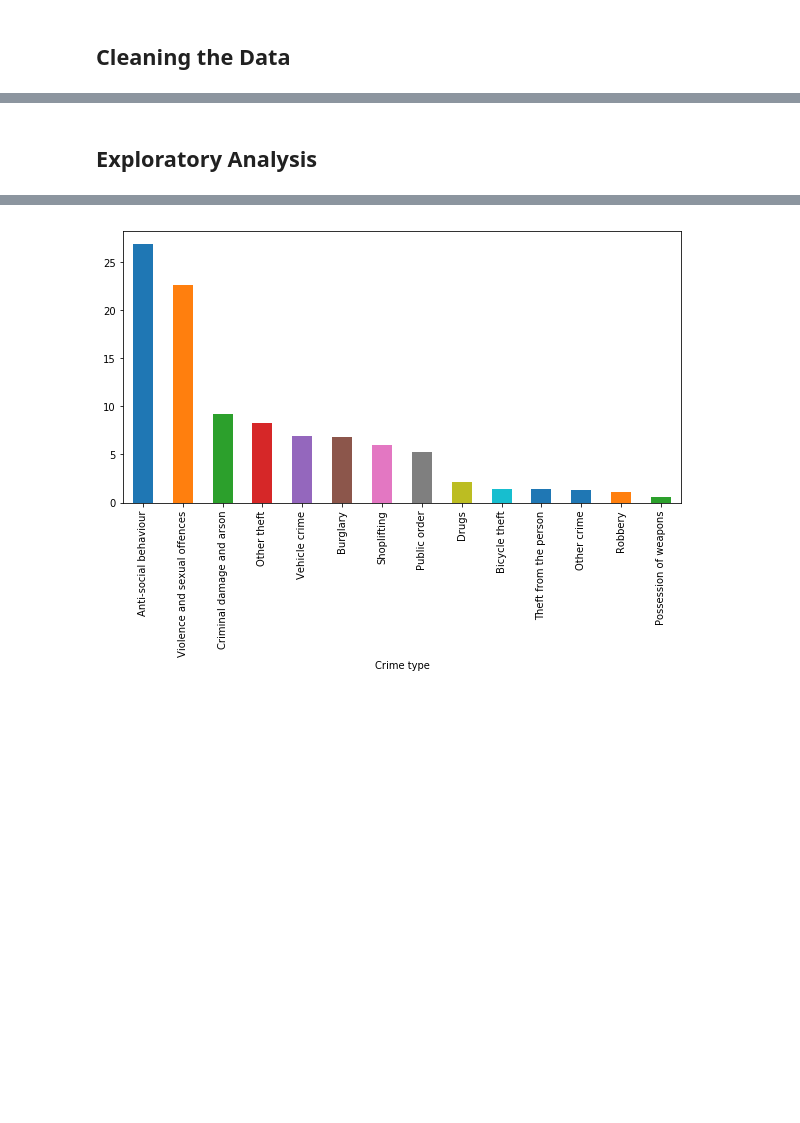
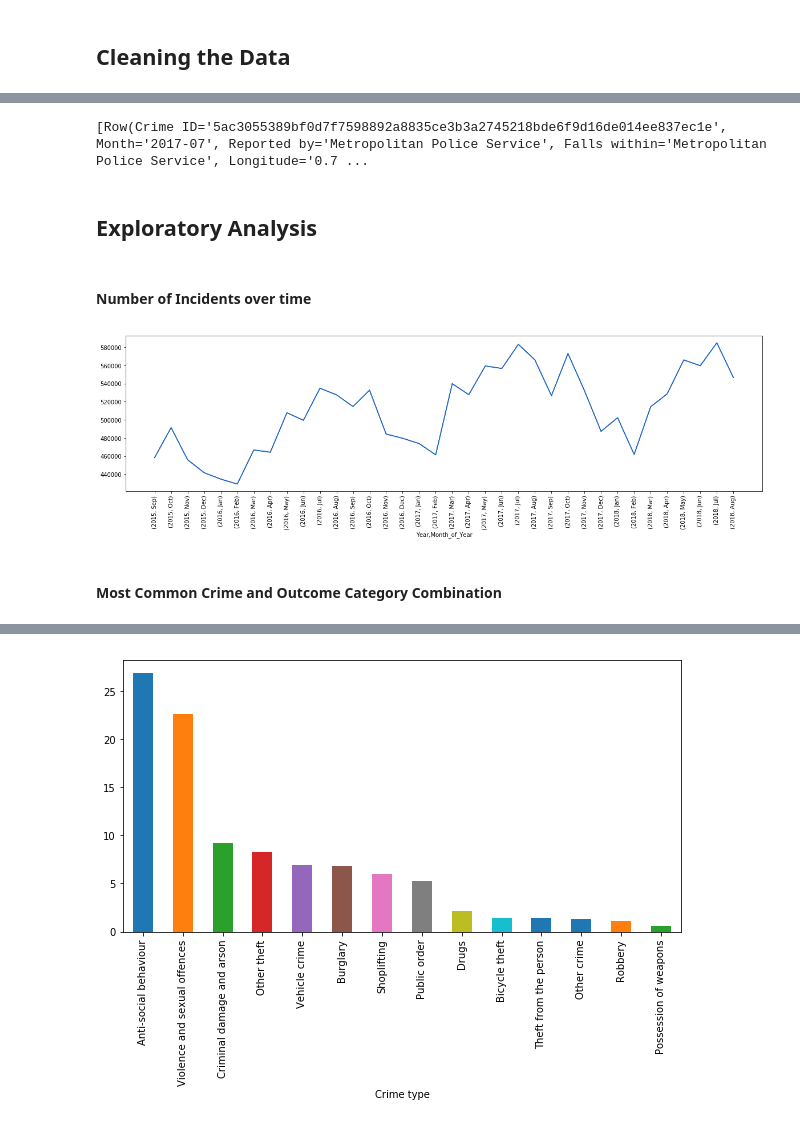
Before and after one commit to AlistairLR112/EnglandCrimeAssociations, a Jupyter notebook: CrimeAssociations.ipynb, the cells around one changed output, grey strips where cells are left out. Drawn from its saved outputs; the diff is of its cells as text; code cells hidden in the pictures; blank space fills up the shorter version.

```diff
--- a/CrimeAssociations.ipynb
+++ b/CrimeAssociations.ipynb
@@ -118,5 +154,31 @@ police_data_df = police_data_df.withColumn("Month_of_Year", get_month_name(polic
 # %%
 # Now remove the On or near part of the string in Location as it adds no information
 police_data_df = police_data_df.withColumn('Location', F.regexp_replace('Location', 'On or near ', ''))
+# %%
+police_data_df = police_data_df.withColumn("Town_City", F.regexp_replace('LSOA name', ' [0-9]{3}\w', ''))
+# %%
+police_data_df.take(1)
+# %% [output]
+[Row(Crime ID='5ac3055389bf0d7f7598892a8835ce3b3a2745218bde6f9d16de014ee837ec1e', Month='2017-07', Reported by='Metropolitan Police Service', Falls within='Metropolitan Police Service', Longitude='0.7 ...
 # %% [markdown]
 ## Exploratory Analysis
+# %% [markdown]
+#### Number of Incidents over time
+# %%
+crime_over_time = police_data_df\
+                 .groupBy(["Month_of_Year", "Year"])\
+                 .count()\
+                 .toPandas()
+# %%
+months = map(lambda x: calendar.month_abbr[x], range(1, 13))
+crime_over_time["Month_of_Year"] = pd.Categorical(crime_over_time["Month_of_Year"], categories=months)
+crime_time_series = crime_over_time.set_index(["Year", "Month_of_Year"]).sort_index().squeeze()
+# %%
+plt.figure(figsize=(20, 5))
+ax = crime_time_series.plot(kind = "line", color="b")
+ax.set_xticks(range(0, len(crime_time_series.index)))
+ax.set_xticklabels(list(crime_time_series.index))
+crime_time_series.plot(rot=90)
+plt.show()
+# %% [output]
+[figure, added]
@@ -122,0 +187,2 @@ police_data_df = police_data_df.withColumn('Location', F.regexp_replace('Locatio
+# %% [markdown]
+#### Most Common Crime and Outcome Category Combination
```
Also changed, not shown: parts of 48 cells of this notebook, 7 other files.
